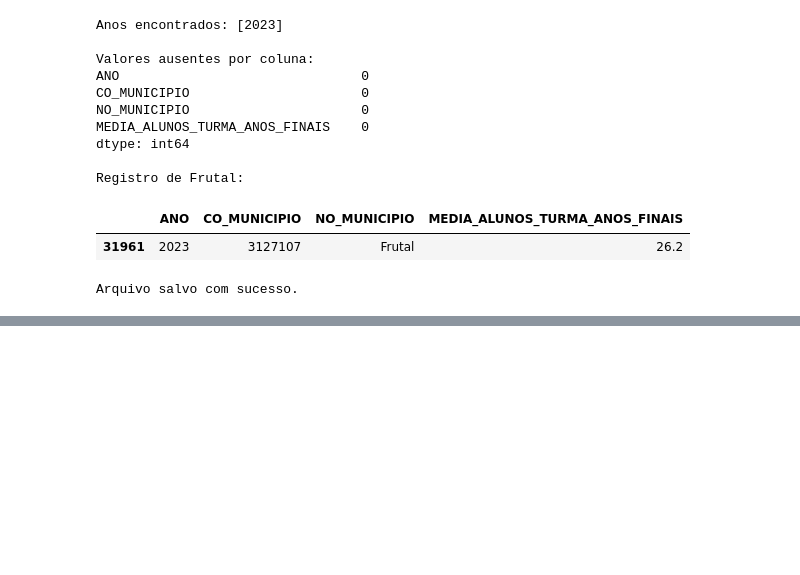
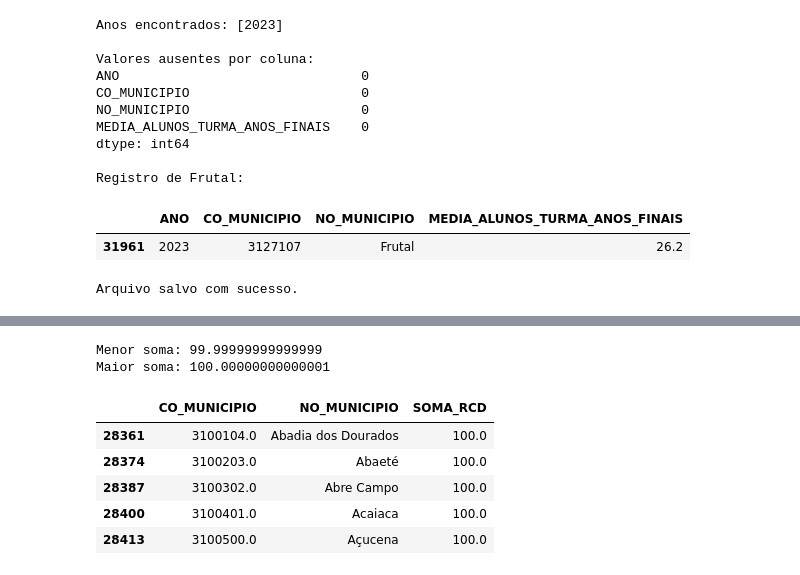
Before and after one commit to RaniellyPatricia/predicao-abandono-escolar-mg, a Jupyter notebook: notebooks/01_coleta_e_descricao.ipynb, the cells around one changed output, grey strips where cells are left out. Cells and saved outputs as stored; diff of their text form; code cells hidden in the pictures; blank space fills up the shorter version.

```diff
--- a/notebooks/01_coleta_e_descricao.ipynb
+++ b/notebooks/01_coleta_e_descricao.ipynb
@@ -697,0 +840,23 @@ files.download("mat_mg_2023_tratado.csv")
+# %%
+df_rcd_tratado["SOMA_RCD"] = (
+    df_rcd_tratado["EDU_BAS_CAT_1"] +
+    df_rcd_tratado["EDU_BAS_CAT_2"] +
+    df_rcd_tratado["EDU_BAS_CAT_3"] +
+    df_rcd_tratado["EDU_BAS_CAT_4"]
+)
+
+print("Menor soma:", df_rcd_tratado["SOMA_RCD"].min())
+print("Maior soma:", df_rcd_tratado["SOMA_RCD"].max())
+
+df_rcd_tratado[
+    ["CO_MUNICIPIO", "NO_MUNICIPIO", "SOMA_RCD"]
+].head()
+# %% [output]
+Menor soma: 99.99999999999999
+Maior soma: 100.00000000000001
+|  | CO_MUNICIPIO | NO_MUNICIPIO | SOMA_RCD |
+| 28361 | 3100104.0 | Abadia dos Dourados | 100.0 |
+| 28374 | 3100203.0 | Abaeté | 100.0 |
+| 28387 | 3100302.0 | Abre Campo | 100.0 |
+| 28400 | 3100401.0 | Acaiaca | 100.0 |
+| 28413 | 3100500.0 | Açucena | 100.0 |
```
Also changed, not shown: parts of 12 cells of this notebook.
